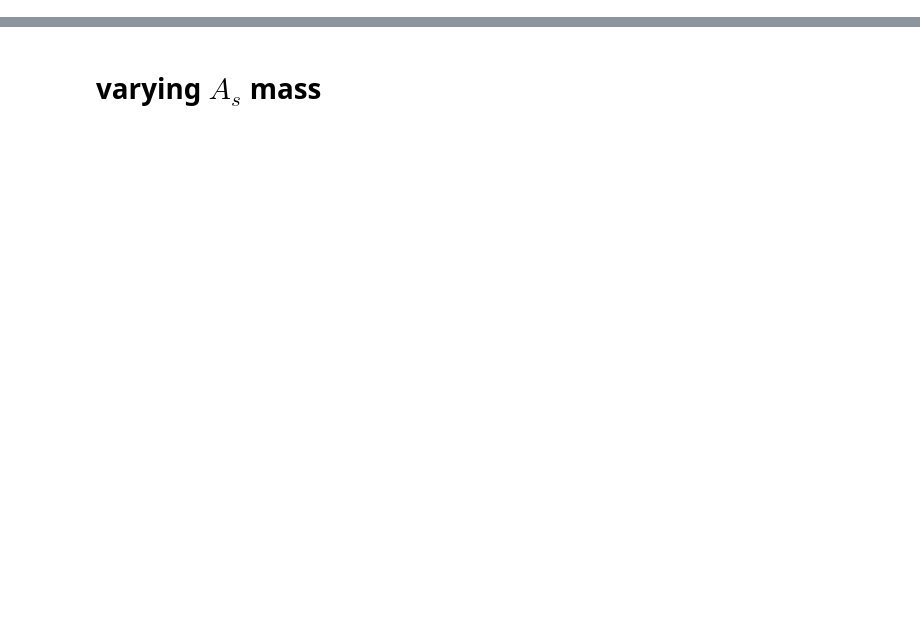
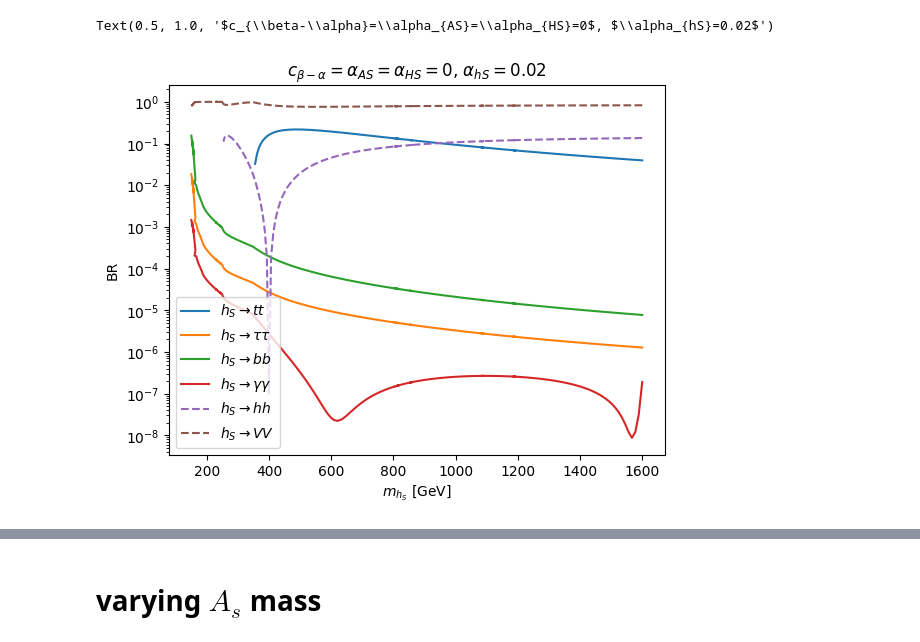
Before and after one commit to lich389/SPscan, a Jupyter notebook: plot/brplt.ipynb, the cells around one changed output, grey strips where cells are left out. Cells and saved outputs as stored; diff of their text form; code cells hidden in the pictures; blank space fills up the shorter version.

```diff
--- a/plot/brplt.ipynb
+++ b/plot/brplt.ipynb
@@ -0,0 +79,38 @@
+# %%
+import pandas as pd
+import matplotlib.pyplot as plt
+import numpy as np
+fig, ax = plt.subplots(1, 1)
+
+df = pd.read_csv('plot/br_scana3.csv')
+df1 = pd.read_csv('plot/br_scana302.csv')
+# df2 = pd.read_csv('br_scan.csv')
+
+ax.plot(df['mh2'], df['br_h2_tt']     , label = r'$h_S\rightarrow tt$',  color='C0')
+ax.plot(df['mh2'], df['br_h2_tautau']  ,label = r'$h_S\rightarrow \tau\tau$', color='C1')
+ax.plot(df['mh2'], df['br_h2_bb']     , label = r'$h_S\rightarrow bb$',  color='C2')
+ax.plot(df['mh2'], df['br_h2_gamgam'] , label = r'$h_S\rightarrow\gamma\gamma$',  color='C3')
+
+ax.plot(df['mh2'], df['br_h2_h1h1'] ,  color='C4', linestyle='dashed')
+ax.plot(df['mh2'], df['br_h2_WW']+df['br_h2_ZZ'], linestyle='dashed', color='C5')
+
+ax.plot(df1['mh3'], df1['br_h3_tt']     ,   color='C0')
+ax.plot(df1['mh3'], df1['br_h3_tautau']  , color='C1')
+ax.plot(df1['mh3'], df1['br_h3_bb']     ,   color='C2')
+ax.plot(df1['mh3'], df1['br_h3_gamgam'] ,   color='C3')
+ax.plot(df1['mh3'], df1['br_h3_h1h1'] , label = r'$h_S\rightarrow hh$',  color='C4', linestyle='dashed')
+ax.plot(df1['mh3'], df1['br_h3_WW']+df1['br_h3_ZZ'], label = r'$h_S\rightarrow VV$', linestyle='dashed', color='C5')
+
+# ax.plot(df2['mh3'], df2['br_h3_h1h1'] , label = r'$a_D\rightarrow gg$',  color='C4', linestyle='dashed')
+# ax.plot(df2['mh3'], df2['br_h3_WW']+df2['br_h3_ZZ'], label = r'$a_D\rightarrow gg$', linestyle='dashed', color='C5')
+
+ax.set_yscale('log')
+
+
+ax.legend()
+ax.set_xlabel(r'$m_{h_S}$ [GeV]')
+ax.set_ylabel('BR')
+ax.set_title(r'$c_{\beta-\alpha}=\alpha_{AS}=\alpha_{HS}=0$, $\alpha_{hS}=0.02$')
+# %% [output]
+Text(0.5, 1.0, '$c_{\\beta-\\alpha}=\\alpha_{AS}=\\alpha_{HS}=0$, $\\alpha_{hS}=0.02$')
+[figure, added]
```
Also changed, not shown: parts of 10 cells of this notebook, 10 other files.
